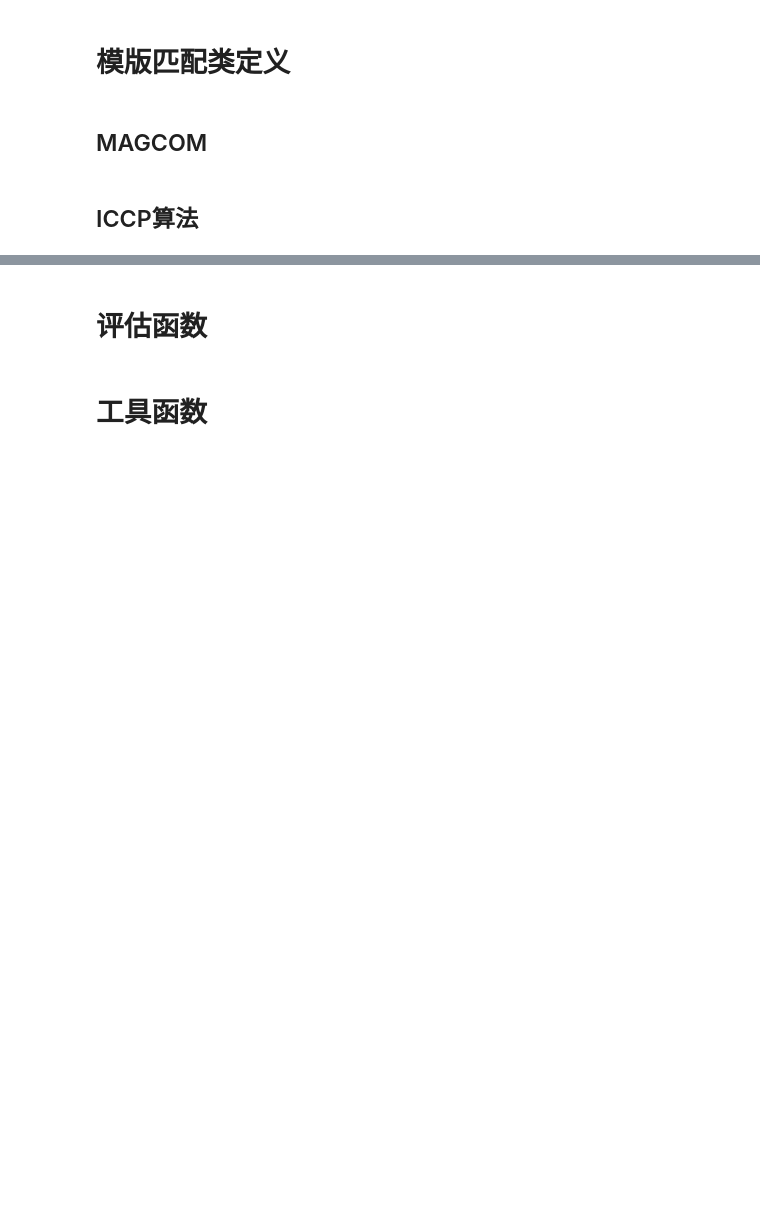
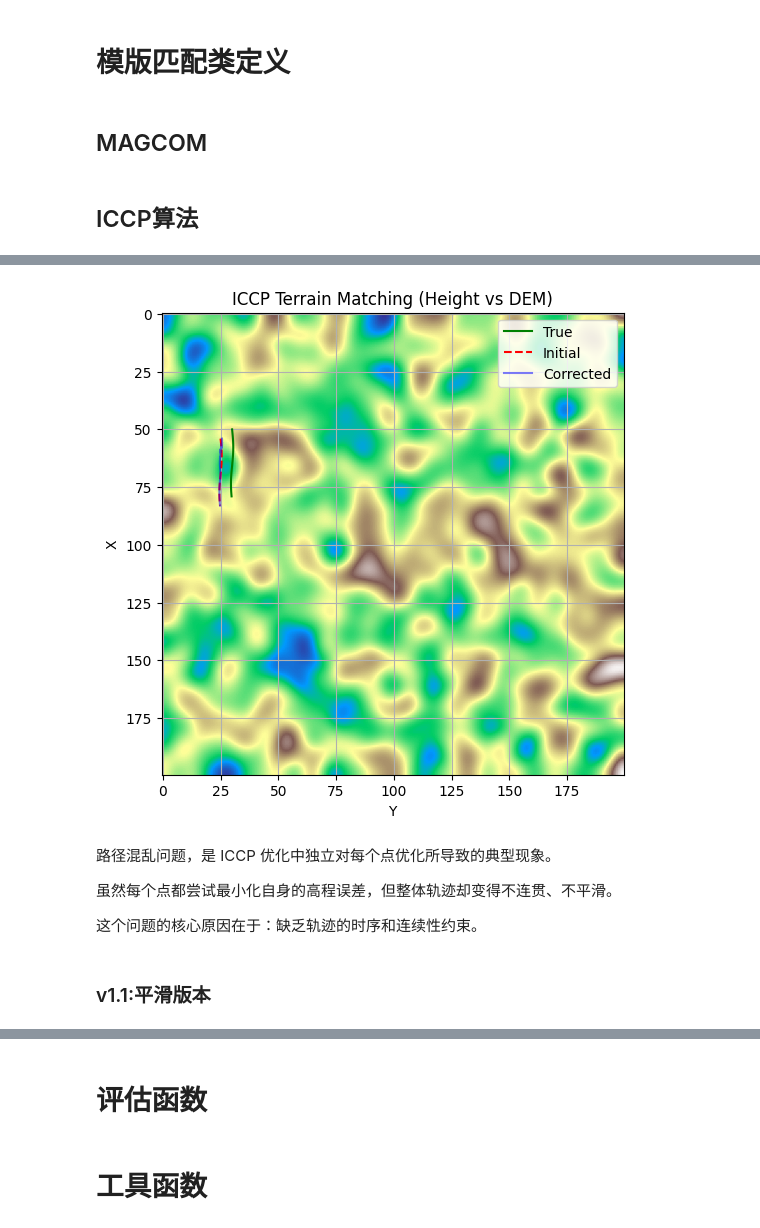
Before and after one commit to JiaqiMi/Sea-Sky-Explorer-Sharing, a Jupyter notebook: TAN_algorithm_simulation.ipynb, the cells around one changed output, grey strips where cells are left out. Cells and saved outputs as stored; diff of their text form; code cells hidden in the pictures; blank space fills up the shorter version.

Commit message:
fix iccp

```diff
--- a/TAN_algorithm_simulation.ipynb
+++ b/TAN_algorithm_simulation.ipynb
@@ -417,0 +255,42 @@ plt.show()
+# %%
+# ---------- 仿真数据生成 ----------
+np.random.seed(42)
+dem = gaussian_filter(np.random.rand(200, 200), sigma=5)
+true_traj = np.array([[50 + i, 30 + 0.5 * np.sin(i / 5)] for i in range(30)])
+
+def sample_dem(traj, dem):
+    alt = []
+    for x, y in traj:
+        xi, yi = int(round(x)), int(round(y))
+        alt.append(dem[xi, yi] if 0 <= xi < dem.shape[0] and 0 <= yi < dem.shape[1] else np.nan)
+    return np.array(alt)
+
+measured_alt = sample_dem(true_traj, dem) + np.random.normal(0, 0.000001, len(true_traj))
+init_traj = true_traj + np.array([4.0, -5.0])
+
+# ---------- 执行 ICCP 匹配 ----------
+optimizer = ICCPOptimizer(dem, step_size=0.1*10**6, max_iters=5)
+corrected_traj = optimizer.optimize_trajectory(init_traj, measured_alt)
+
+# ---------- 可视化 ----------
+plt.figure(figsize=(8, 6))
+plt.imshow(dem, cmap='terrain')
+plt.plot(true_traj[:, 1], true_traj[:, 0], 'g-', label='True')
+plt.plot(init_traj[:, 1], init_traj[:, 0], 'r--', label='Initial')
+plt.plot(corrected_traj[:, 1], corrected_traj[:, 0], 'b-', label='Corrected', alpha=0.5)
+plt.legend()
+plt.title("ICCP Terrain Matching (Height vs DEM)")
+plt.xlabel("Y")
+plt.ylabel("X")
+plt.grid(True)
+plt.show()
+# %% [output]
+[figure, added]
+# %% [markdown]
+路径混乱问题，是 ICCP 优化中独立对每个点优化所导致的典型现象。
+
+虽然每个点都尝试最小化自身的高程误差，但整体轨迹却变得不连贯、不平滑。
+
+这个问题的核心原因在于：缺乏轨迹的时序和连续性约束。
+# %% [markdown]
+### v1.1:平滑版本
```
Also changed, not shown: parts of 9 cells of this notebook.
